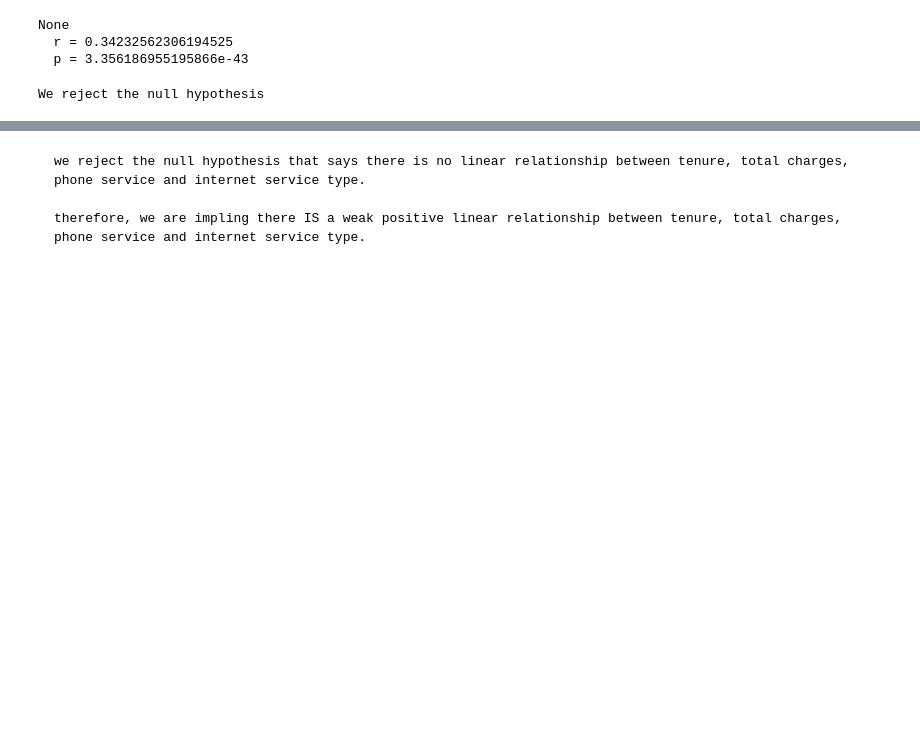
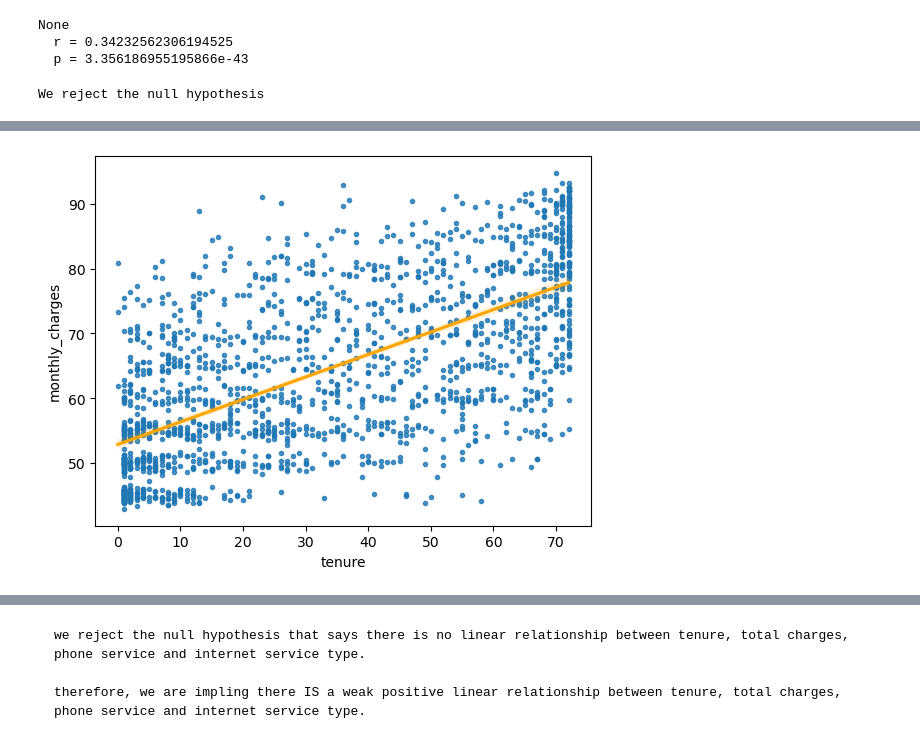
Before and after one commit to rosendo-lugo/statistics-exercises, a Jupyter notebook: hypothesis_testing.ipynb, the cells around one changed output, grey strips where cells are left out. Drawn from its saved outputs; the diff is of its cells as text; code cells hidden in the pictures; blank space fills up the shorter version.

```diff
--- a/hypothesis_testing.ipynb
+++ b/hypothesis_testing.ipynb
@@ -825,0 +893,2 @@ We reject the null hypothesis
+# %%
+df_phone = df[(df.phone_service == 'Yes') & (df.internet_service_type == 'DSL')][['monthly_charges', 'tenure']]
@@ -825,0 +907,5 @@ We reject the null hypothesis
+# %%
+sns.regplot(x='tenure', y = 'monthly_charges', data=df_phone, marker='.', line_kws={'color': 'orange'})
+plt.show()
+# %% [output]
+[figure, added]
```
Also changed, not shown: parts of 121 cells of this notebook.
